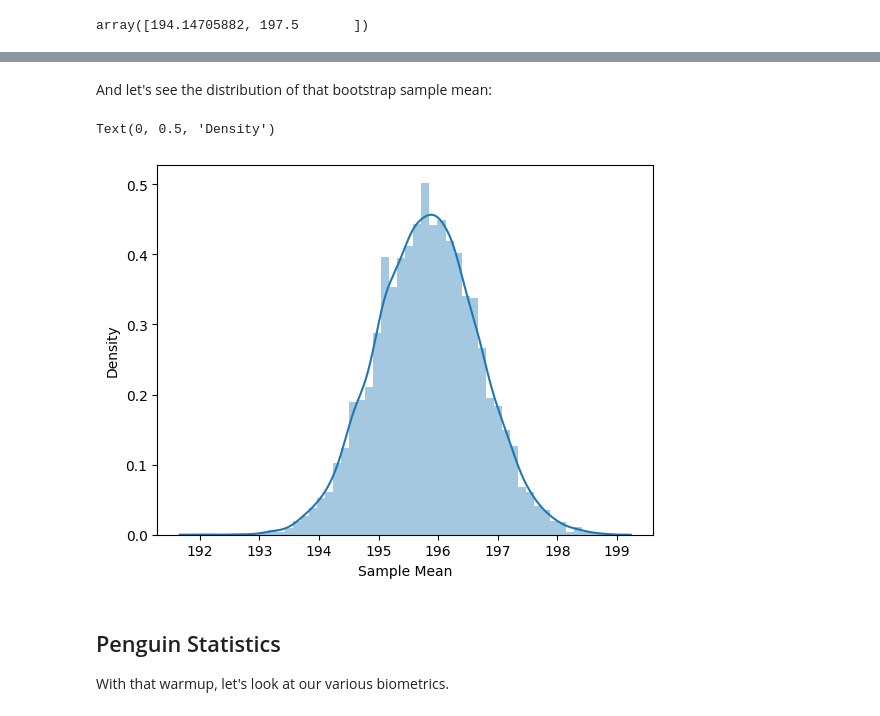
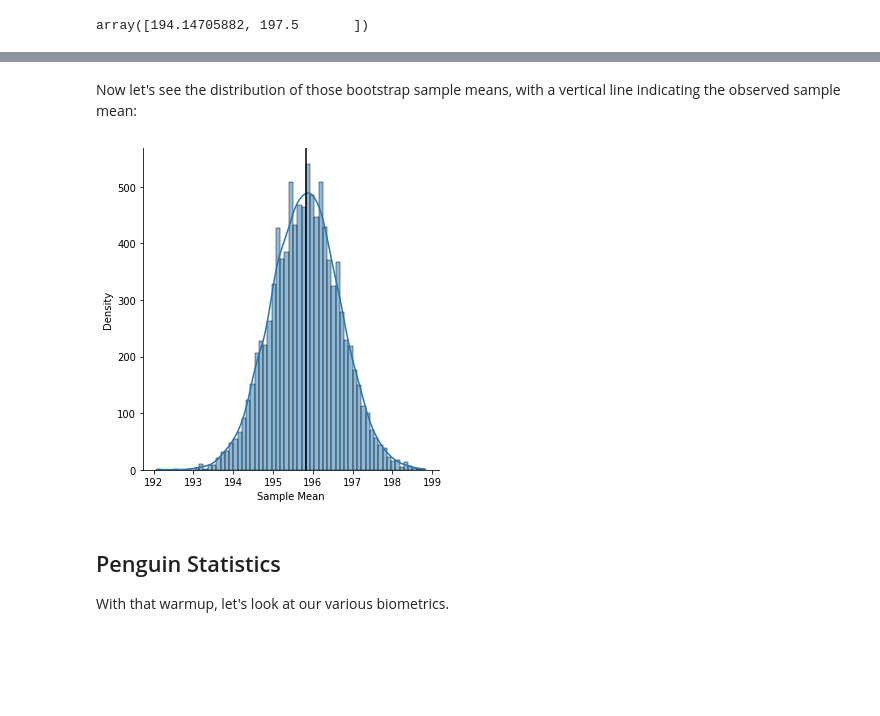
Before and after one commit to mdekstrand/cs533-web, a Jupyter notebook: resources/tutorials/PenguinSamples.ipynb, the cells around one changed output, grey strips where cells are left out. Saved outputs shown, nothing was run; the diff lists cells and outputs as text; code cells hidden in the pictures; blank space fills up the shorter version.

Commit message:
penguin sample expansion

```diff
--- a/resources/tutorials/PenguinSamples.ipynb
+++ b/resources/tutorials/PenguinSamples.ipynb
@@ -98,12 +113,13 @@ array([194.14705882, 197.5       ])
 # %% [markdown]
-And let's see the distribution of that bootstrap sample mean:
+Now let's see the distribution of those bootstrap sample means, with a vertical line indicating the observed sample mean:
 # %%
-sns.distplot(boot_means)
+sns.displot(boot_means, kde=True)
+plt.axvline(np.mean(chinstraps['FlipperLength']), color='black')
 plt.xlabel('Sample Mean')
 plt.ylabel('Density')
+plt.show()
 # %% [output]
-Text(0, 0.5, 'Density')
-[figure, old version]
+[figure, new version]
 # %% [markdown]
 ## Penguin Statistics
 
```
Also changed, not shown: parts of 27 cells of this notebook.
